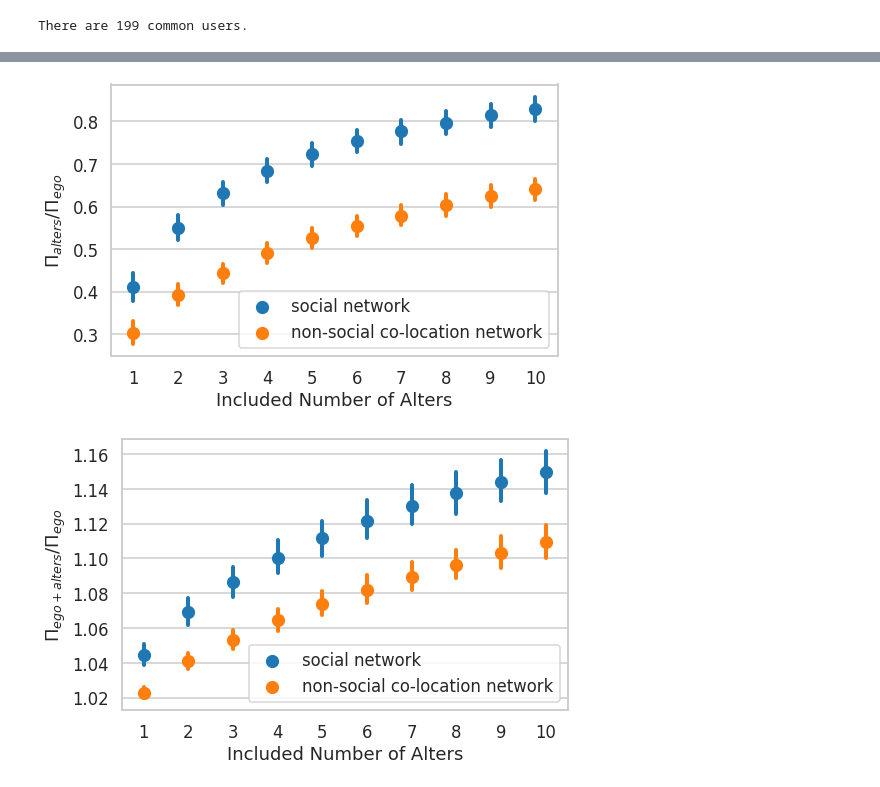
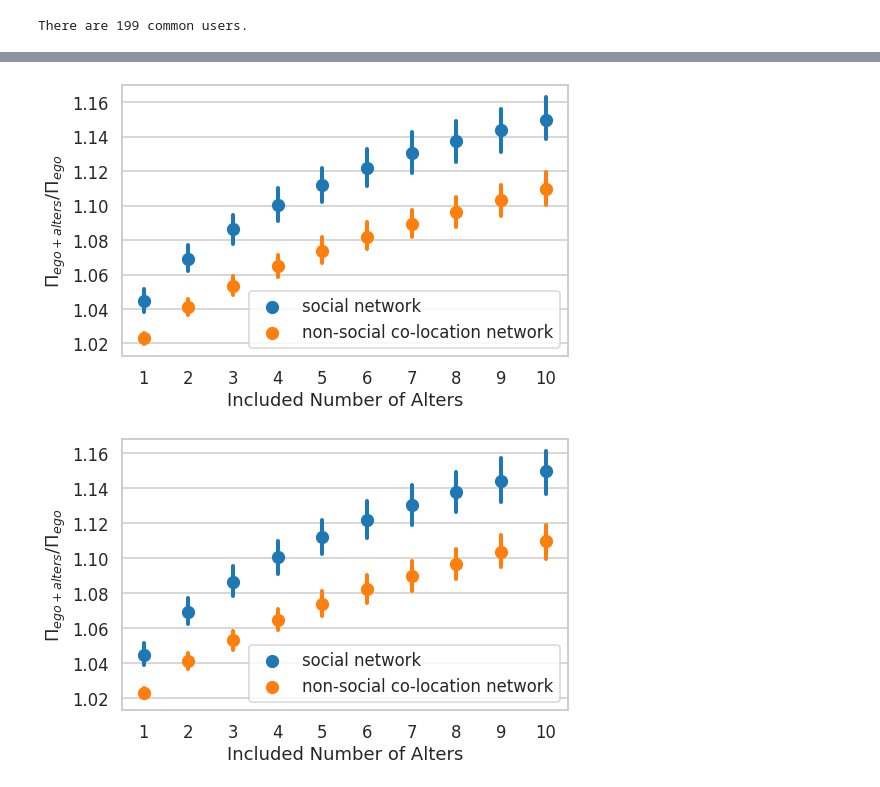
Before and after one commit to Magica-Chen/co-locationship, a Jupyter notebook: example/example_weeplaces.ipynb, the cells around one changed output, grey strips where cells are left out. Drawn from its saved outputs; the diff is of its cells as text; code cells hidden in the pictures.

```diff
--- a/example/example_weeplaces.ipynb
+++ b/example/example_weeplaces.ipynb
@@ -230,5 +232,5 @@ CE_v3 = compare_v3.plot_histogram(l=12,w=5)
 # %%
-RCCP_alters_errorbar_v3 = compare_v3.plot_errorbar(target='alters', l=8,w=5)
+RCCP_alters_errorbar_v3 = compare_v3.plot_errorbar(target="RCCP ego+alters", l=8,w=5)
 # %% [output]
-[figure, old version]
+[figure, new version]
 # %%
```
Also changed, not shown: parts of 7 cells of this notebook.
